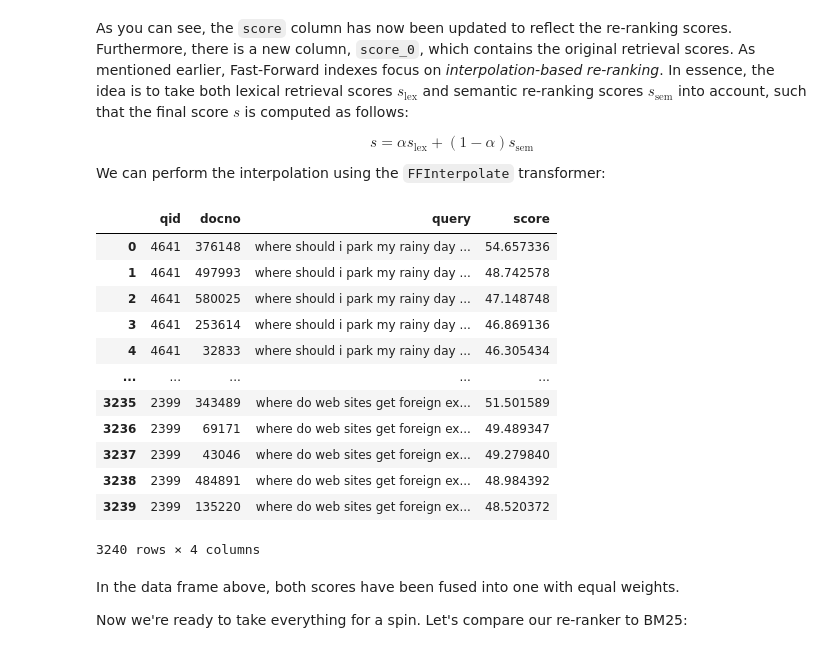
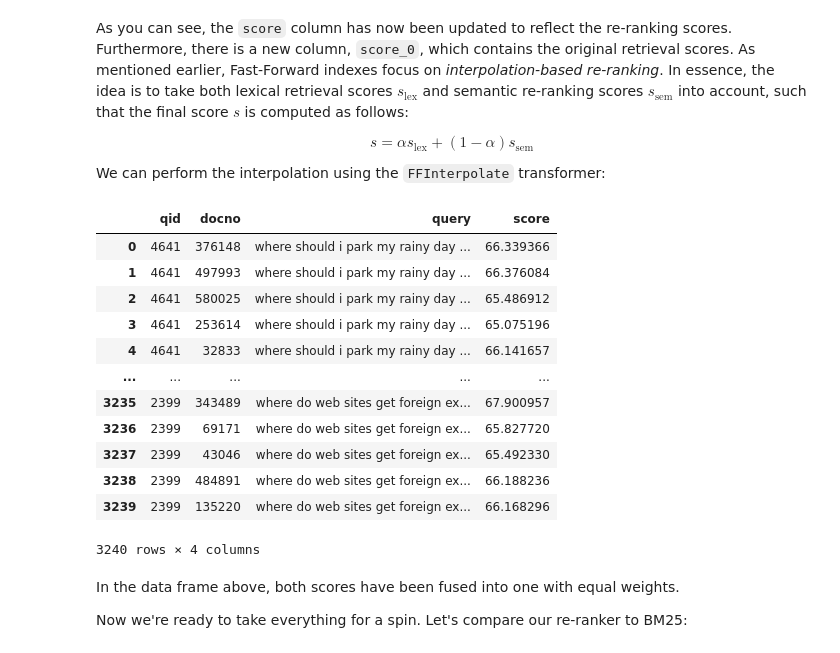
Before and after one commit to anistor09/Neural_Ranking_Models, a Jupyter notebook: intro-pyterrier/07-neural_models.ipynb, the cells around one changed output. Saved outputs shown, nothing was run; the diff lists cells and outputs as text; code cells hidden in the pictures.

```diff
--- a/intro-pyterrier/07-neural_models.ipynb
+++ b/intro-pyterrier/07-neural_models.ipynb
@@ -51,14 +51,14 @@ No etc/terrier.properties, using terrier.default.properties for bootstrap config
 # %% [markdown]
 In this notebook, we'll use the [FiQA dataset](https://sites.google.com/view/fiqa/home), which is a dataset for financial question answering. Since QA pipelines usually include a retrieval/ranking step, FiQA provides a corpus, queries (questions), and corresponding QRels:
 # %%
-dataset = pt.get_dataset("irds:beir/arguana")
+dataset = pt.get_dataset("irds:beir/fiqa")
 # %% [markdown]
 Due to the domain of this dataset (finance), the questions and documents are relatively complex. We'll see how much a large neural re-ranking model (based on BERT) manages to improve over term matching (BM25).
 
 Let's create a lexical index first:
 # %%
 from pathlib import Path
-max_doc_id_length = 8
+max_doc_id_length = 6
 indexer = pt.IterDictIndexer(
     str(Path.cwd()),  # this will be ignored
     type=pt.index.IndexingType.MEMORY,  meta={'docno': max_doc_id_length}
@@ -70,10 +70,10 @@ As our baseline, we measure BM25 performance without any re-ranking:
 from pyterrier.measures import RR, nDCG, MAP
 
 bm25 = pt.BatchRetrieve(index_ref, wmodel="BM25")
-testset = pt.get_dataset("irds:beir/nfcorpus/test")
+testset = pt.get_dataset("irds:beir/fiqa/test")
 pt.Experiment(
     [bm25],
-    testset.get_topics('text'),
+    testset.get_topics(),
     testset.get_qrels(),
     eval_metrics=[RR @ 10, nDCG @ 10, MAP @ 100],
 )
@@ -211,21 +211,21 @@ We can perform the interpolation using the `FFInterpolate` transformer:
 # %%
 from fast_forward.util.pyterrier import FFInterpolate
 
-ff_int = FFInterpolate(alpha=0.5)
+ff_int = FFInterpolate(alpha=0.05)
 ff_int(re_ranked)
 # %% [output]
 |  | qid | docno | query | score |
-| 0 | 4641 | 376148 | where should i park my rainy day ... | 54.657336 |
-| 1 | 4641 | 497993 | where should i park my rainy day ... | 48.742578 |
-| 2 | 4641 | 580025 | where should i park my rainy day ... | 47.148748 |
-| 3 | 4641 | 253614 | where should i park my rainy day ... | 46.869136 |
-| 4 | 4641 | 32833 | where should i park my rainy day ... | 46.305434 |
+| 0 | 4641 | 376148 | where should i park my rainy day ... | 66.339366 |
+| 1 | 4641 | 497993 | where should i park my rainy day ... | 66.376084 |
+| 2 | 4641 | 580025 | where should i park my rainy day ... | 65.486912 |
+| 3 | 4641 | 253614 | where should i park my rainy day ... | 65.075196 |
+| 4 | 4641 | 32833 | where should i park my rainy day ... | 66.141657 |
 | ... | ... | ... | ... | ... |
-| 3235 | 2399 | 343489 | where do web sites get foreign ex... | 51.501589 |
-| 3236 | 2399 | 69171 | where do web sites get foreign ex... | 49.489347 |
-| 3237 | 2399 | 43046 | where do web sites get foreign ex... | 49.279840 |
-| 3238 | 2399 | 484891 | where do web sites get foreign ex... | 48.984392 |
-| 3239 | 2399 | 135220 | where do web sites get foreign ex... | 48.520372 |
+| 3235 | 2399 | 343489 | where do web sites get foreign ex... | 67.900957 |
+| 3236 | 2399 | 69171 | where do web sites get foreign ex... | 65.827720 |
+| 3237 | 2399 | 43046 | where do web sites get foreign ex... | 65.492330 |
+| 3238 | 2399 | 484891 | where do web sites get foreign ex... | 66.188236 |
+| 3239 | 2399 | 135220 | where do web sites get foreign ex... | 66.168296 |
 3240 rows × 4 columns
 # %% [markdown]
 In the data frame above, both scores have been fused into one with equal weights.
```
Also changed, not shown: parts of 2 cells of this notebook, 3 other files.
